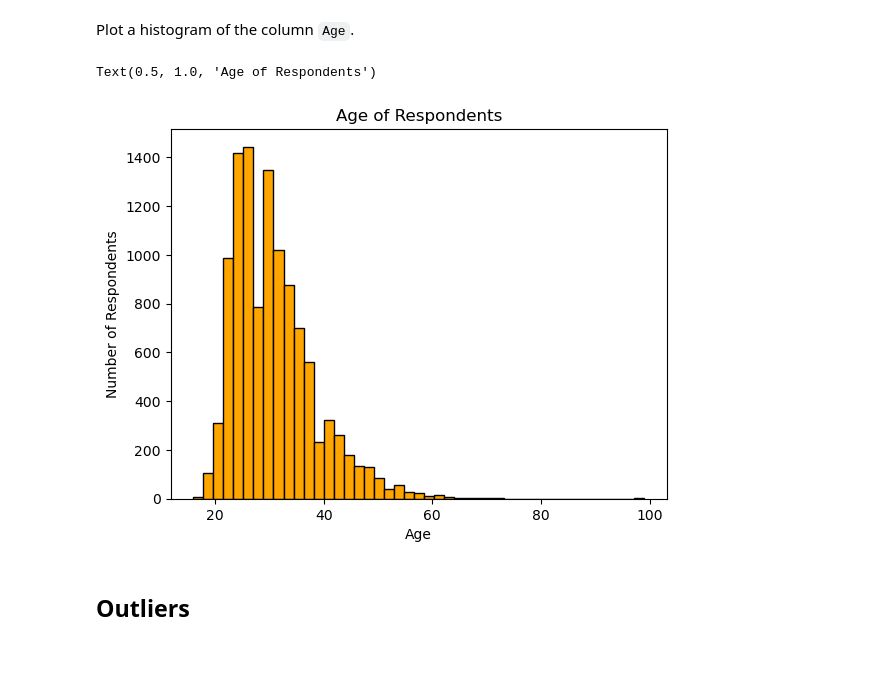
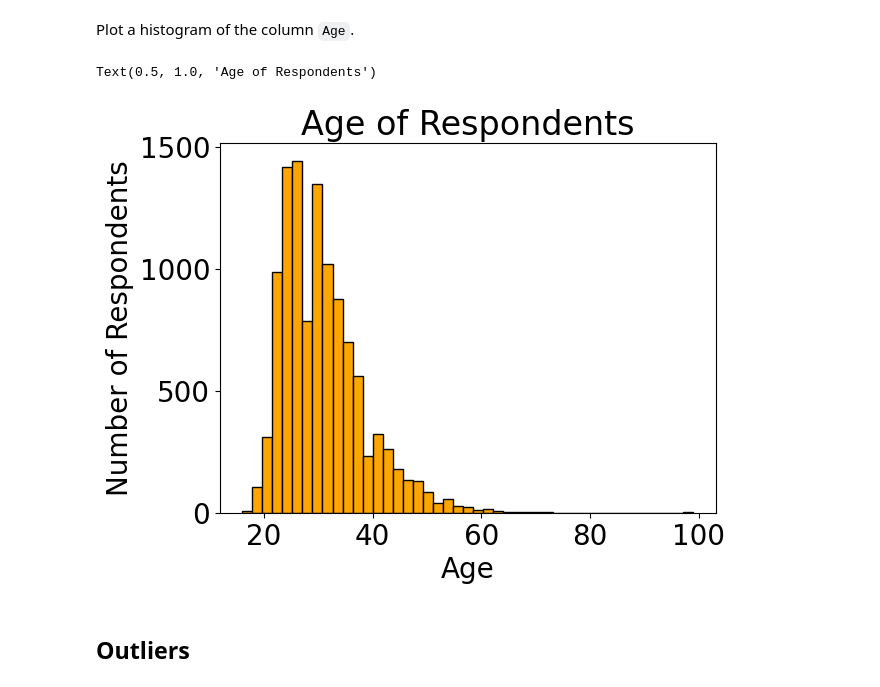
Before and after one commit to Hanae8B/Capstone-Project, a Jupyter notebook: M3ExploratoryDataAnalysis-lab.ipynb, the cells around one changed output. Cells and saved outputs as stored; diff of their text form; code cells hidden in the pictures; blank space fills up the shorter version.

```diff
--- a/M3ExploratoryDataAnalysis-lab.ipynb
+++ b/M3ExploratoryDataAnalysis-lab.ipynb
@@ -118,21 +118,21 @@ Plot a histogram of the column `Age`.
 # %%
 import pandas as pd
 import numpy as np
 from sklearn import datasets
 import matplotlib.pyplot as plt
 
 %matplotlib inline
-matplotlib.rcParams['font.size'] = 10
+matplotlib.rcParams['font.size'] = 20
 matplotlib.rcParams['figure.dpi'] = 100
 
 from IPython.core.pylabtools import figsize
 plt.hist(df['Age'], color='orange', edgecolor='black', bins=int(45/1))
 plt.xlabel('Age')
 plt.ylabel('Number of Respondents')
 plt.title('Age of Respondents')# your code goes here
 # %% [output]
 Text(0.5, 1.0, 'Age of Respondents')
-[figure, old version]
+[figure, new version]
 # %% [markdown]
 ## Outliers
 # %% [markdown]
```
Also changed, not shown: parts of 1 cell of this notebook.
